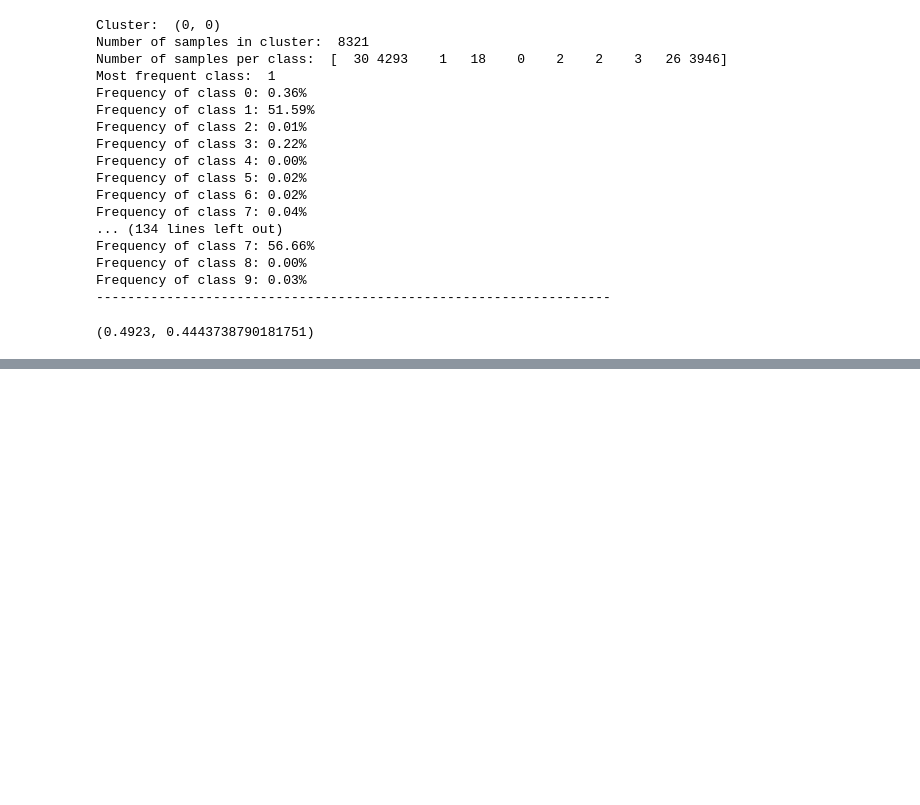
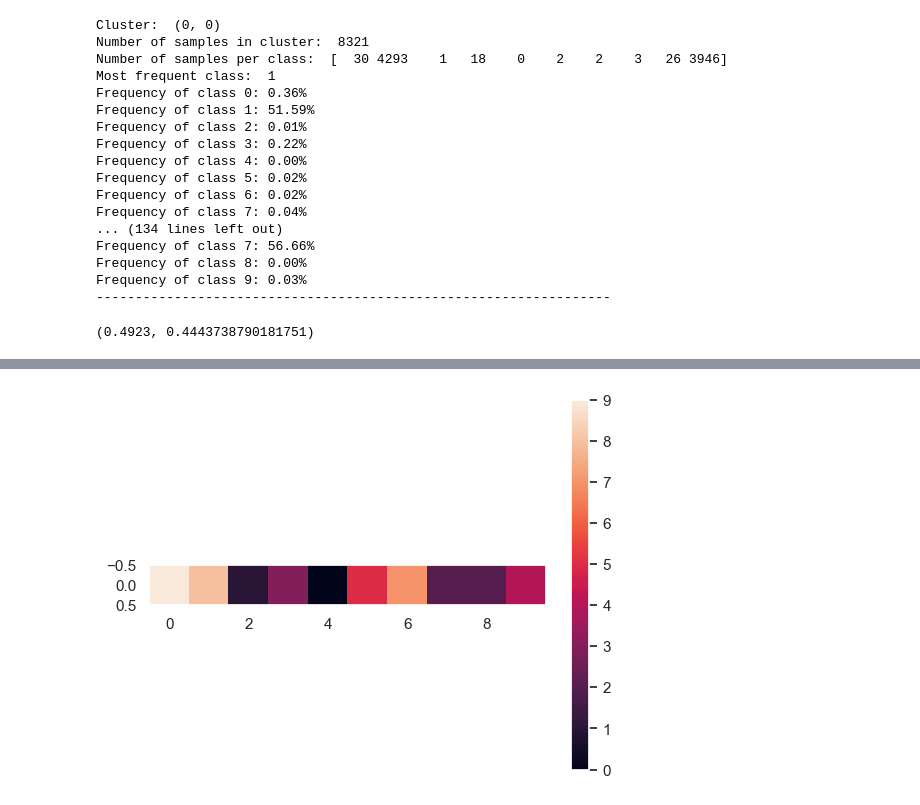
Before and after one commit to kianmajl/CIFAR10_Image_Classification, a Jupyter notebook: Codes/SOM.ipynb, the cells around one changed output, grey strips where cells are left out. Cells and saved outputs as stored; diff of their text form; code cells hidden in the pictures; blank space fills up the shorter version.

```diff
--- a/Codes/SOM.ipynb
+++ b/Codes/SOM.ipynb
@@ -415,0 +436,4 @@ print(som_p1.evaluate(test_loader))
+# %%
+som_p2.plot_label_map()
+# %% [output]
+[figure, added]
```
Also changed, not shown: parts of 5 cells of this notebook.
